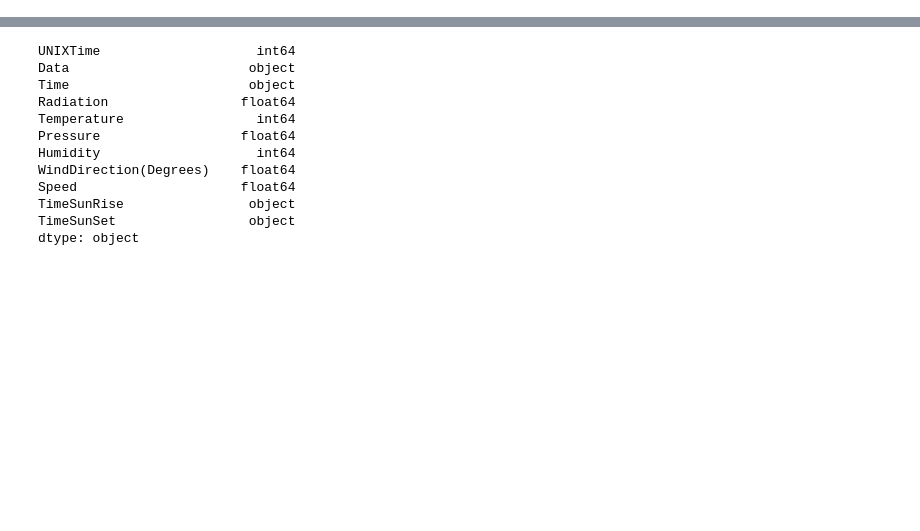
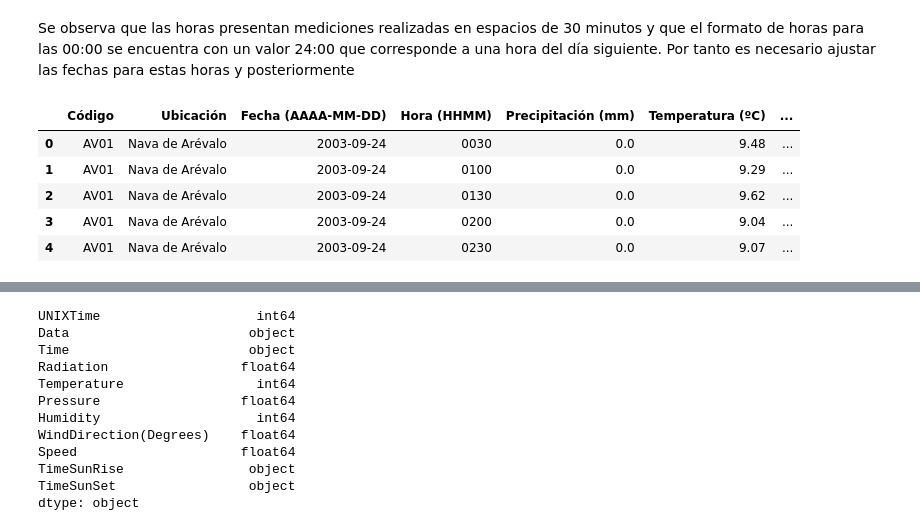
Before and after one commit to MoisesGuerreroUdeA/Seminario-Analitica-CDatos, a Jupyter notebook: jupyter/ME03/ME03.ipynb, the cells around one changed output, grey strips where cells are left out. Cells and saved outputs as stored; diff of their text form; code cells hidden in the pictures; blank space fills up the shorter version.

```diff
--- a/jupyter/ME03/ME03.ipynb
+++ b/jupyter/ME03/ME03.ipynb
@@ -89,0 +124,2 @@ El archivo descargado y descomprimido se encuentra en formato CSV con nombre `So
+# %% [markdown]
+Se observa que las horas presentan mediciones realizadas en espacios de 30 minutos y que el formato de horas para las 00:00 se encuentra con un valor 24:00 que corresponde a una hora del día siguiente. Por tanto es necesario ajustar las fechas para estas horas y posteriormente
@@ -90,3 +136,12 @@ El archivo descargado y descomprimido se encuentra en formato CSV con nombre `So
+# %%
+df.head()
+# %% [output]
+|  | Código | Ubicación | Fecha (AAAA-MM-DD) | Hora (HHMM) | Precipitación (mm) | Temperatura (ºC) | ... |
+| 0 | AV01 | Nava de Arévalo | 2003-09-24 | 0030 | 0.0 | 9.48 | ... |
+| 1 | AV01 | Nava de Arévalo | 2003-09-24 | 0100 | 0.0 | 9.29 | ... |
+| 2 | AV01 | Nava de Arévalo | 2003-09-24 | 0130 | 0.0 | 9.62 | ... |
+| 3 | AV01 | Nava de Arévalo | 2003-09-24 | 0200 | 0.0 | 9.04 | ... |
+| 4 | AV01 | Nava de Arévalo | 2003-09-24 | 0230 | 0.0 | 9.07 | ... |
 # %%
 import math as mt
 import numpy as np
```
Also changed, not shown: parts of 24 cells of this notebook.
